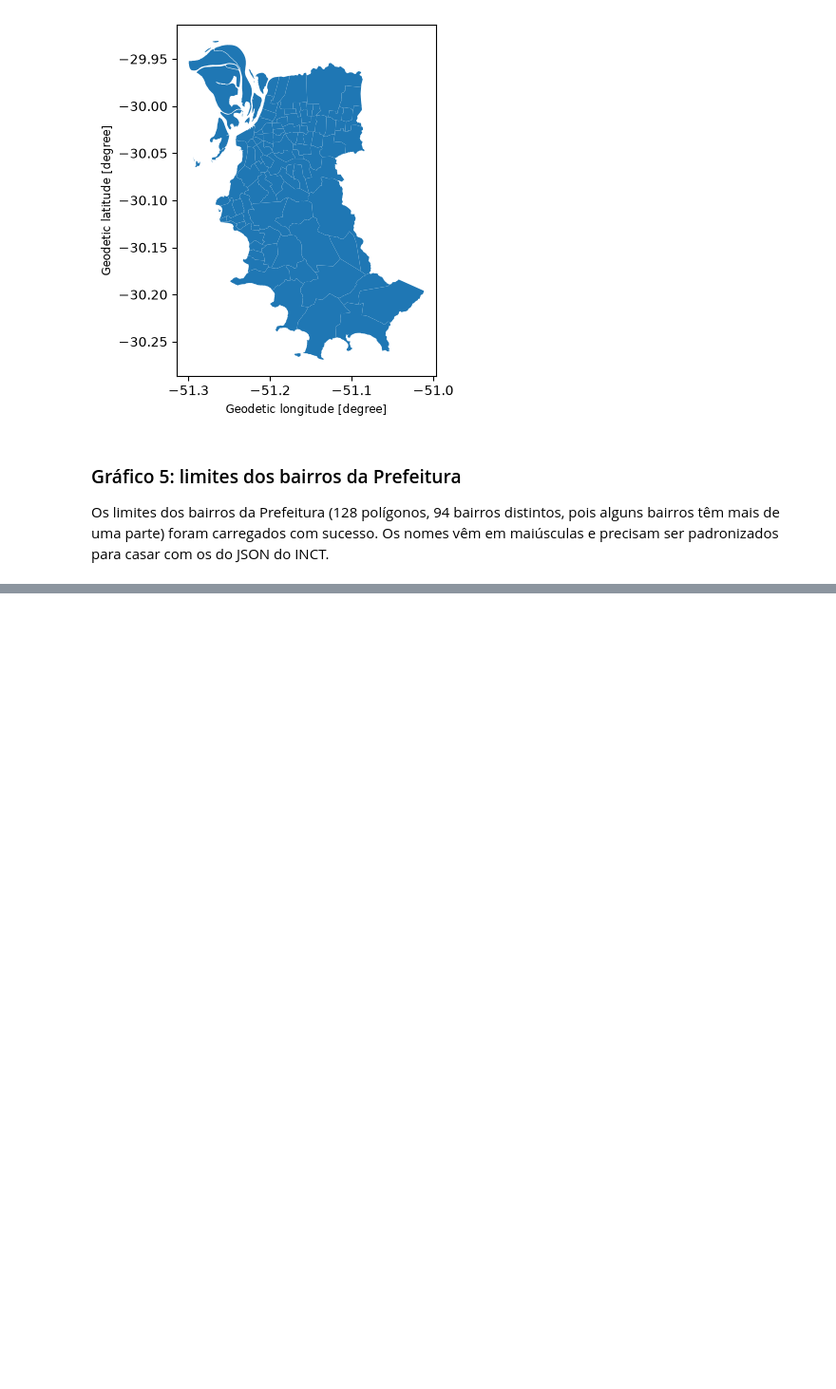
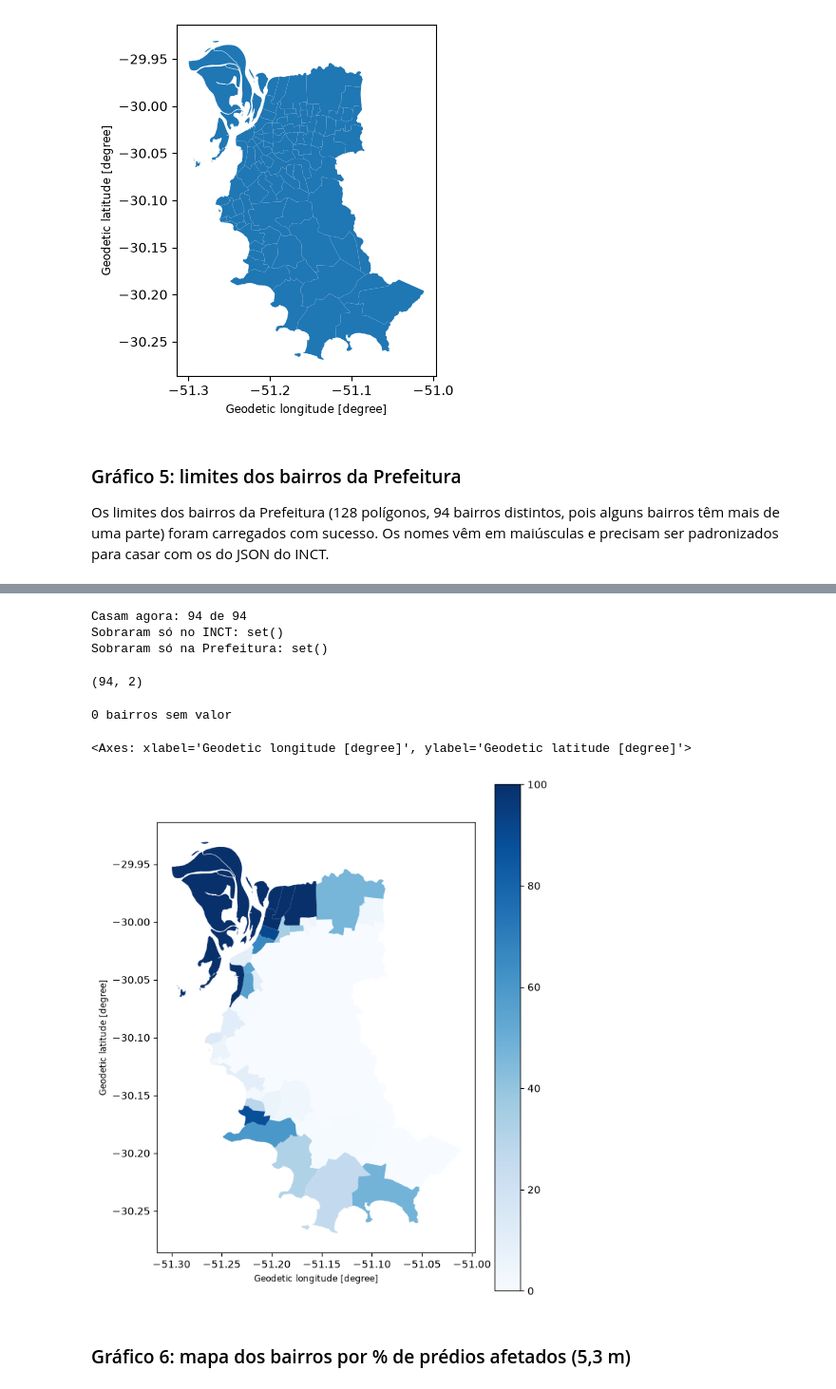
Before and after one commit to sofiaeboli/projeto-enchentes-coleta, a Jupyter notebook: notebooks/EDA.ipynb, the cells around one changed output, grey strips where cells are left out. Shown at 95% size. Saved outputs shown, nothing was run; the diff lists cells and outputs as text; code cells hidden in the pictures; blank space fills up the shorter version.

Commit message:
Enviando ajustes das análises

```diff
--- a/notebooks/EDA.ipynb
+++ b/notebooks/EDA.ipynb
@@ -91,0 +136,33 @@ Os limites dos bairros da Prefeitura (128 polígonos, 94 bairros distintos, pois
+# %%
+ajustes = {
+    "CEL. APARICIO BORGES": "CORONEL APARICIO BORGES",
+    "MONTSERRAT": "MONT SERRAT",
+    "PASSO DA AREIA": "PASSO D AREIA",
+}
+bairros["chave"] = bairros["chave"].replace(ajustes)
+
+chaves_pref = set(bairros["chave"])
+print("Casam agora:", len(chaves_inct & chaves_pref), "de 94")
+print("Sobraram só no INCT:", chaves_inct - chaves_pref)
+print("Sobraram só na Prefeitura:", chaves_pref - chaves_inct)
+# %% [output]
+Casam agora: 94 de 94
+Sobraram só no INCT: set()
+Sobraram só na Prefeitura: set()
+# %%
+bairros_94 = bairros.dissolve(by="chave", as_index=False)[["chave", "geometry"]]
+print(bairros_94.shape)   # deve dar (94, 2)
+# %% [output]
+(94, 2)
+# %%
+dados_nivel = df_limpo[df_limpo["nivel_m"] == NIVEL][["chave", "percentage"]]
+mapa = bairros_94.merge(dados_nivel, on="chave", how="left")
+
+print(mapa["percentage"].isna().sum(), "bairros sem valor")   # deve dar 0
+mapa.plot(column="percentage", cmap="Blues", legend=True, figsize=(7, 9))
+# %% [output]
+0 bairros sem valor
+<Axes: xlabel='Geodetic longitude [degree]', ylabel='Geodetic latitude [degree]'>
+[figure, added]
+# %% [markdown]
+### Gráfico 6: mapa dos bairros por % de prédios afetados (5,3 m)
```
Also changed, not shown: parts of 3 cells of this notebook.
